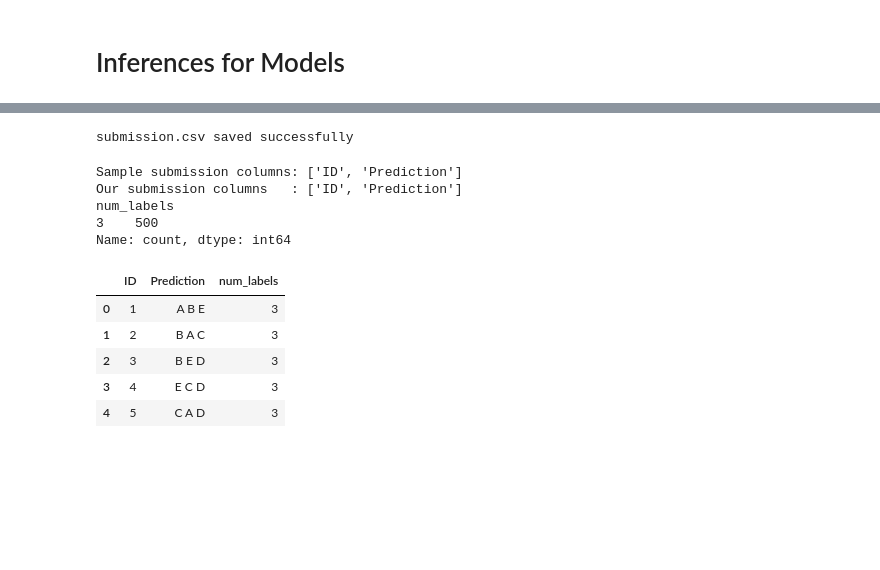
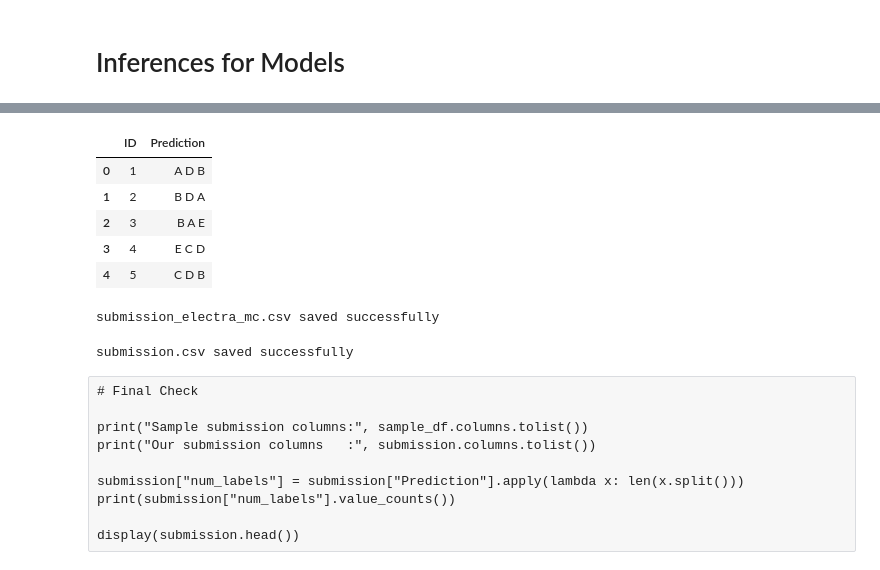
Before and after one commit to Hariom9991/dl-24f1000881-notebook-t22026, a Jupyter notebook: kaggle_notebook.ipynb, the cells around one changed output, grey strips where cells are left out. Drawn from its saved outputs; the diff is of its cells as text; code cells hidden in the pictures; blank space fills up the shorter version.

```diff
--- a/kaggle_notebook.ipynb
+++ b/kaggle_notebook.ipynb
@@ -1828,3 +1768,44 @@ if best_model_name == "RoBERTa-base Pretrained Model" or best_model_name == "Mul
+# %%
+mc_model.eval()
+ranked_predictions = []
+
+with torch.no_grad():
+    for batch in tqdm(test_loader_mc, desc="ELECTRA Test Inference"):
+        input_ids = batch["input_ids"].to(DEVICE)
+        attention_mask = batch["attention_mask"].to(DEVICE)
+
+        model_inputs = {
+            "input_ids": input_ids,
+            "attention_mask": attention_mask
+        }
+
+        if "token_type_ids" in batch:
+            model_inputs["token_type_ids"] = batch["token_type_ids"].to(DEVICE)
+
+        outputs = mc_model(**model_inputs)
+        logits = outputs.logits.detach().cpu().numpy()
+        probs = stable_softmax(logits)
+
+        for row_probs in probs:
+            top3_idx = np.argsort(-row_probs)[:3]
+            ranked_predictions.append(" ".join([ID2LABEL[i] for i in top3_idx]))
+
+submission = pd.DataFrame({
+    "ID": test_df["id"].values,
+    "Prediction": ranked_predictions
+})
+
+display(submission.head())
+submission.to_csv("submission_electra_mc.csv", index=False)
+print("submission_electra_mc.csv saved successfully")
+# %% [output]
+|  | ID | Prediction |
+| 0 | 1 | A D B |
+| 1 | 2 | B D A |
+| 2 | 3 | B A E |
+| 3 | 4 | E C D |
+| 4 | 5 | C D B |
+submission_electra_mc.csv saved successfully
 # %%
 # Save Submission
 
@@ -1832,25 +1813,13 @@ submission.to_csv("submission.csv", index=False)
 print("submission.csv saved successfully")
 # %% [output]
 submission.csv saved successfully
-# %%
-# Final Check
-
-print("Sample submission columns:", sample_df.columns.tolist())
-print("Our submission columns   :", submission.columns.tolist())
-
-submission["num_labels"] = submission["Prediction"].apply(lambda x: len(x.split()))
-print(submission["num_labels"].value_counts())
-
-display(submission.head())
-# %% [output]
-Sample submission columns: ['ID', 'Prediction']
-Our submission columns   : ['ID', 'Prediction']
-num_labels
-3    500
-Name: count, dtype: int64
-|  | ID | Prediction | num_labels |
-| 0 | 1 | A B E | 3 |
-| 1 | 2 | B A C | 3 |
-| 2 | 3 | B E D | 3 |
-| 3 | 4 | E C D | 3 |
-| 4 | 5 | C A D | 3 |
+# %% [raw]
+# Final Check
+
+print("Sample submission columns:", sample_df.columns.tolist())
+print("Our submission columns   :", submission.columns.tolist())
+
+submission["num_labels"] = submission["Prediction"].apply(lambda x: len(x.split()))
+print(submission["num_labels"].value_counts())
+
+display(submission.head())
```
Also changed, not shown: parts of 20 cells of this notebook.
